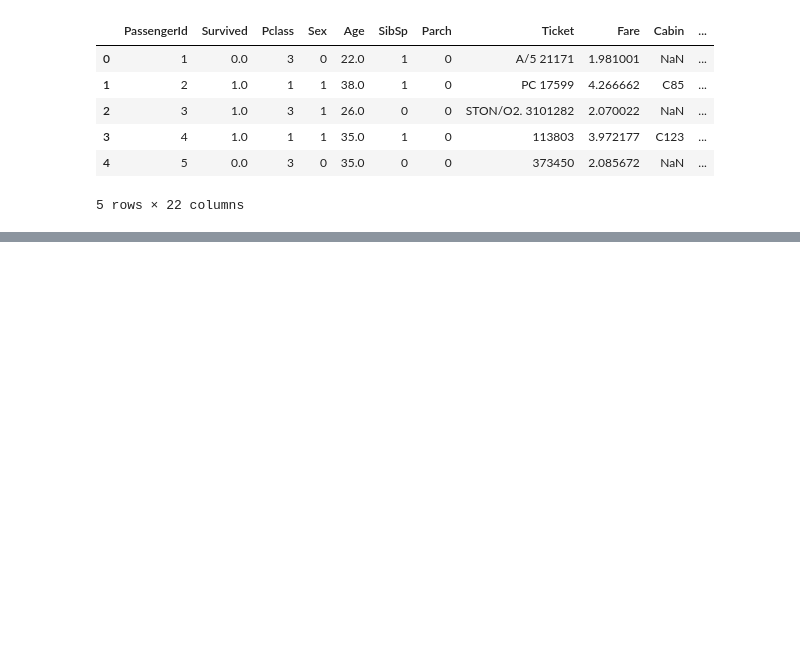
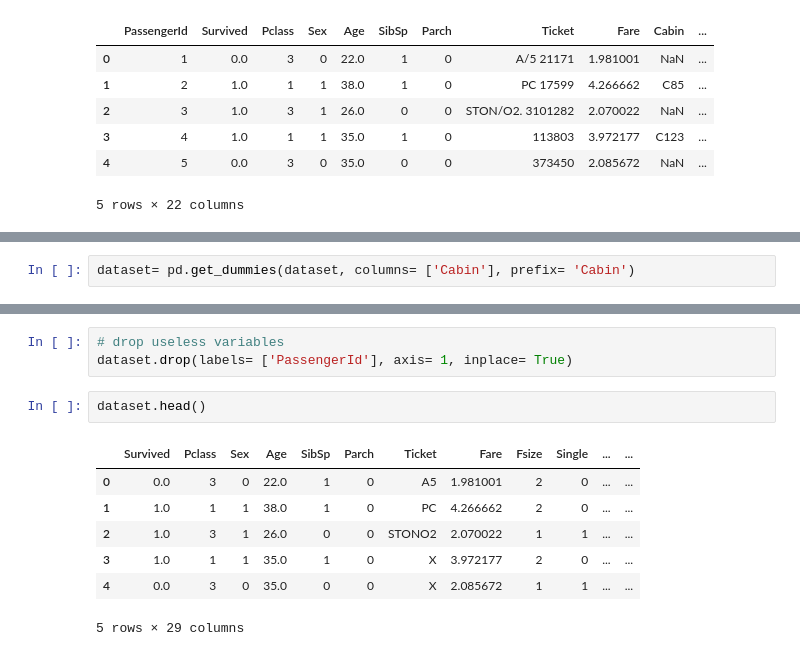
Before and after one commit to gks4478/TIL, a Jupyter notebook: Titanic Top 4% with ensemble modeling.ipynb, the cells around one changed output, grey strips where cells are left out. Drawn from its saved outputs; the diff is of its cells as text; blank space fills up the shorter version.

```diff
--- a/Titanic Top 4% with ensemble modeling.ipynb
+++ b/Titanic Top 4% with ensemble modeling.ipynb
@@ -413,0 +458,2 @@ dataset.head()
+# %%
+dataset= pd.get_dummies(dataset, columns= ['Cabin'], prefix= 'Cabin')
@@ -413,0 +488,13 @@ dataset.head()
+# %%
+# drop useless variables
+dataset.drop(labels= ['PassengerId'], axis= 1, inplace= True)
+# %%
+dataset.head()
+# %% [output]
+|  | Survived | Pclass | Sex | Age | SibSp | Parch | Ticket | Fare | Fsize | Single | ... | ... |
+| 0 | 0.0 | 3 | 0 | 22.0 | 1 | 0 | A5 | 1.981001 | 2 | 0 | ... | ... |
+| 1 | 1.0 | 1 | 1 | 38.0 | 1 | 0 | PC | 4.266662 | 2 | 0 | ... | ... |
+| 2 | 1.0 | 3 | 1 | 26.0 | 0 | 0 | STONO2 | 2.070022 | 1 | 1 | ... | ... |
+| 3 | 1.0 | 1 | 1 | 35.0 | 1 | 0 | X | 3.972177 | 2 | 0 | ... | ... |
+| 4 | 0.0 | 3 | 0 | 35.0 | 0 | 0 | X | 2.085672 | 1 | 1 | ... | ... |
+5 rows × 29 columns
```
Also changed, not shown: parts of 17 cells of this notebook.
